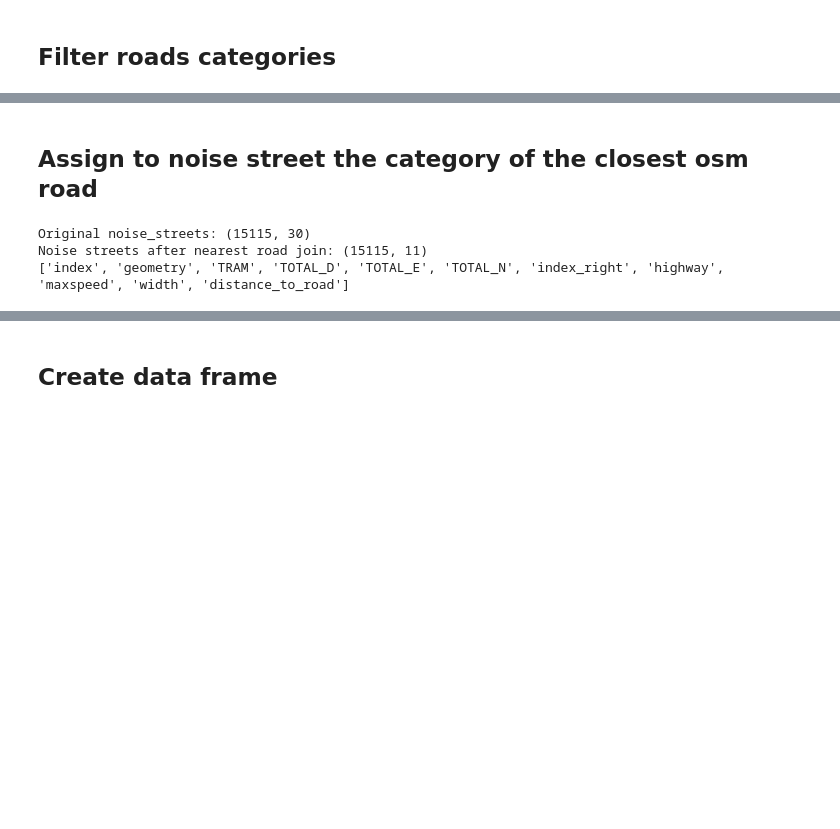
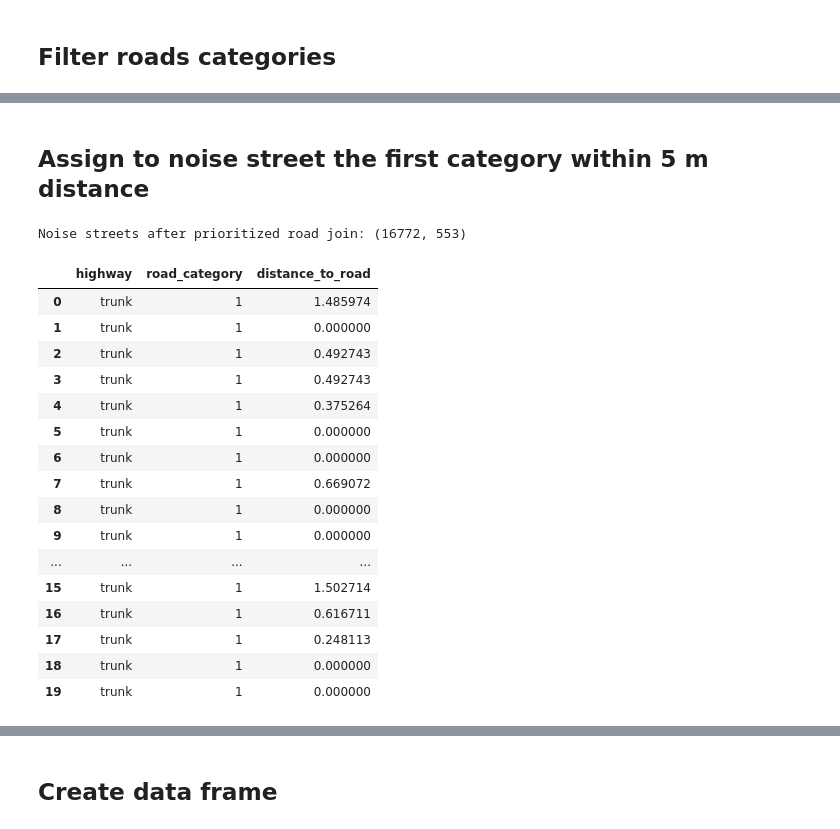
Before and after one commit to AndreaCutroni/ML-Noise-Prediction, a Jupyter notebook: notebooks/osm/OSM_roads.ipynb, the cells around one changed output, grey strips where cells are left out. Cells and saved outputs as stored; diff of their text form; code cells hidden in the pictures; blank space fills up the shorter version.

```diff
--- a/notebooks/osm/OSM_roads.ipynb
+++ b/notebooks/osm/OSM_roads.ipynb
@@ -101,24 +81,60 @@ The dataset is too sparse in terms of width values, so we will not use it as a f
 # %% [markdown]
-## Assign to noise street the category of the closest osm road
+## Assign to noise street the first category within 5 m distance
 # %%
-# Find the nearest road for each noise street segment
-print(f"Original noise_streets: {noise_streets.shape}")
-# Reset index before spatial join
-noise_streets_clean = noise_streets[['geometry','TRAM','TOTAL_D','TOTAL_E','TOTAL_N']].reset_index(drop=False)
-roads_clean = roads_filtered[['geometry', 'highway', 'maxspeed', 'width']].reset_index(drop=True)
+priority = ['trunk', 'primary', 'secondary', 'tertiary', 'residential', 'living_street']
+priority_map = {v: i for i, v in enumerate(priority, 1)}
+distance_threshold = 5  # meters
 
-dataset = gpd.sjoin_nearest(
-    noise_streets_clean,
-    roads_clean,
-    how='left',
-    distance_col='distance_to_road'
-)
+noise_streets_clean = noise_streets[['geometry', 'TRAM', 'TOTAL_D', 'TOTAL_E', 'TOTAL_N']].reset_index(drop=False)
+noise_streets_clean['road_category'] = None
+noise_streets_clean['highway'] = None
+noise_streets_clean['distance_to_road'] = None
 
-# Now filter to keep only one row per street_id if needed
-dataset = dataset.drop_duplicates(subset=['index'], keep='first')
-print(f"Noise streets after nearest road join: {dataset.shape}")
-print(dataset.columns.tolist())
+unmatched = noise_streets_clean.copy()
+results = []
+
+for road_type in priority:
+    roads_subset = roads_filtered[roads_filtered['highway'] == road_type]
+    if len(roads_subset) == 0 or len(unmatched) == 0:
+        continue
+    joined = gpd.sjoin_nearest(
+        unmatched,
+        roads_subset,
+        how='left',
+        distance_col='distance_to_road'
+    )
+    # Only keep matches within the threshold
+    matched = joined[joined['distance_to_road'] <= distance_threshold].copy()
+    matched['road_category'] = priority_map[road_type]
+    matched['highway'] = road_type
+    results.append(matched)
+    # Remove matched segments from unmatched
+    unmatched = unmatched[~unmatched['index'].isin(matched['index'])]
+
+# Combine all matches
+if results:
+    noise_streets_cat = pd.concat(results, ignore_index=True)
+    print(f"Noise streets after prioritized road join: {noise_streets_cat.shape}")
+else:
+    print("No matches found within the threshold for any category.")
+
+noise_streets_cat[['highway', 'road_category','distance_to_road']].head(20)
 # %% [output]
-Original noise_streets: (15115, 30)
-Noise streets after nearest road join: (15115, 11)
-['index', 'geometry', 'TRAM', 'TOTAL_D', 'TOTAL_E', 'TOTAL_N', 'index_right', 'highway', 'maxspeed', 'width', 'distance_to_road']
+Noise streets after prioritized road join: (16772, 553)
+|  | highway | road_category | distance_to_road |
+| 0 | trunk | 1 | 1.485974 |
+| 1 | trunk | 1 | 0.000000 |
+| 2 | trunk | 1 | 0.492743 |
+| 3 | trunk | 1 | 0.492743 |
+| 4 | trunk | 1 | 0.375264 |
+| 5 | trunk | 1 | 0.000000 |
+| 6 | trunk | 1 | 0.000000 |
+| 7 | trunk | 1 | 0.669072 |
+| 8 | trunk | 1 | 0.000000 |
+| 9 | trunk | 1 | 0.000000 |
+| ... | ... | ... | ... |
+| 15 | trunk | 1 | 1.502714 |
+| 16 | trunk | 1 | 0.616711 |
+| 17 | trunk | 1 | 0.248113 |
+| 18 | trunk | 1 | 0.000000 |
+| 19 | trunk | 1 | 0.000000 |
```
Also changed, not shown: parts of 16 cells of this notebook.
